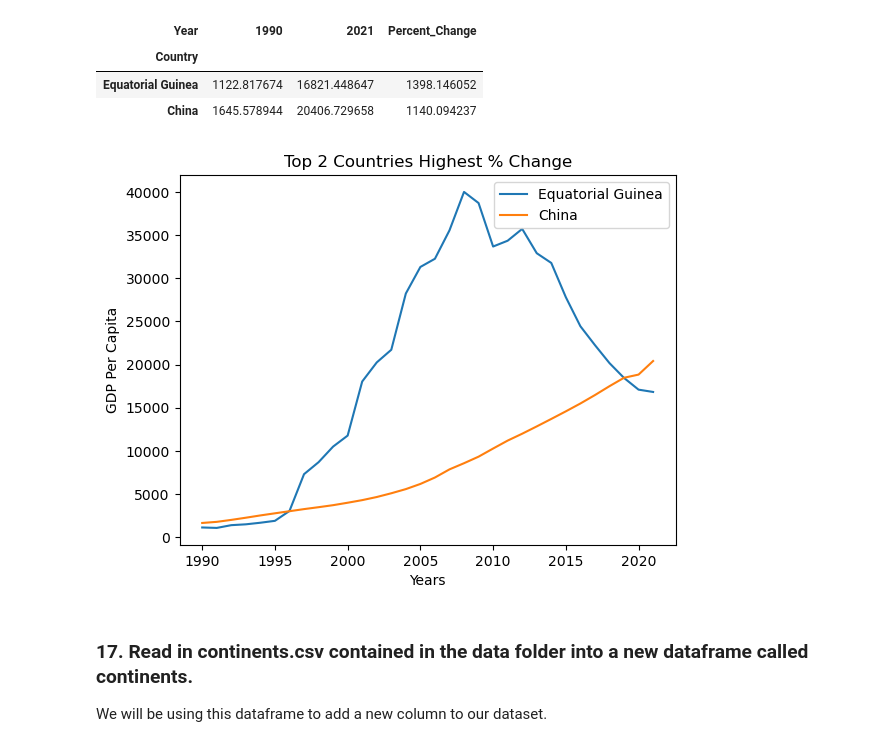
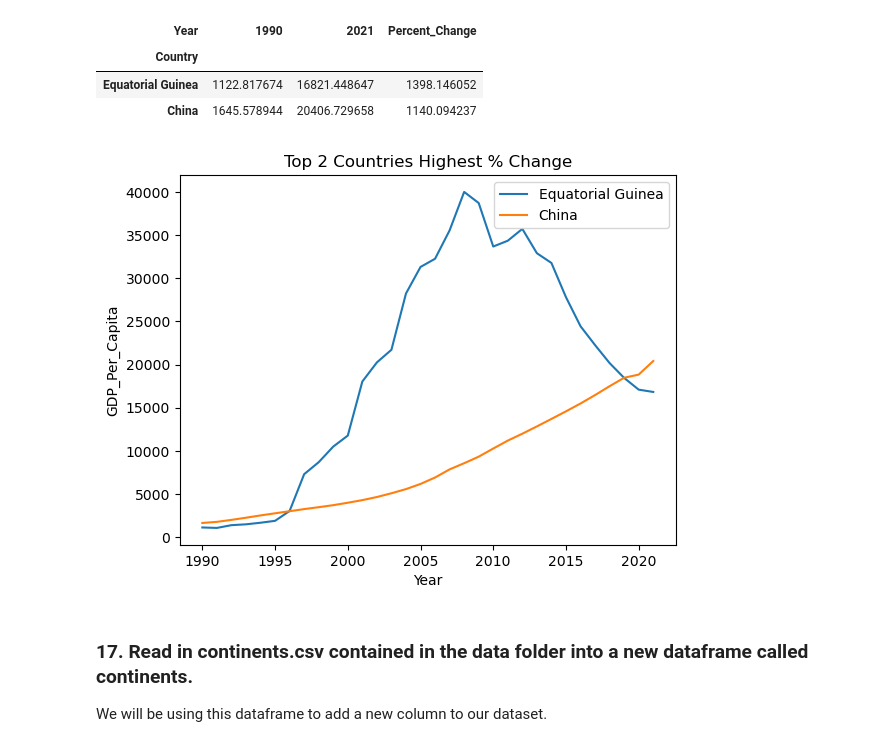
Before and after one commit to nss-data-science-cohort-9/un-exploration-shannequin, a Jupyter notebook: notebooks/UN_Data_Exploration.ipynb, the cells around one changed output. Drawn from its saved outputs; the diff is of its cells as text; code cells hidden in the pictures.

```diff
--- a/notebooks/UN_Data_Exploration.ipynb
+++ b/notebooks/UN_Data_Exploration.ipynb
@@ -260,22 +260,20 @@ top_2_countries.head()
 # %%
 # CREATE LINE GRAPH
 for country in top_2_countries.index:
     sns.lineplot(
         data=(
             gdp_df
             .loc[gdp_df['Country'] == country]
             .loc[(gdp_df['Year'] >= 1990) & (gdp_df['Year'] <= 2021)]
         ),
-        x='Year',
-        y='GDP_Per_Capita',
+        x="Year",
+        y="GDP_Per_Capita",
         label=country
     )
 plt.legend()
-plt.title(label="Top 2 Countries Highest % Change")
-plt.xlabel(xlabel="Years")
-plt.ylabel(ylabel="GDP Per Capita");
+plt.title(label="Top 2 Countries Highest % Change");
 # %% [output]
-[figure, old version]
+[figure, new version]
 # %% [markdown]
 ### 17. Read in continents.csv contained in the data folder into a new dataframe called continents.
 We will be using this dataframe to add a new column to our dataset.
```
Also changed, not shown: parts of 41 cells of this notebook.
